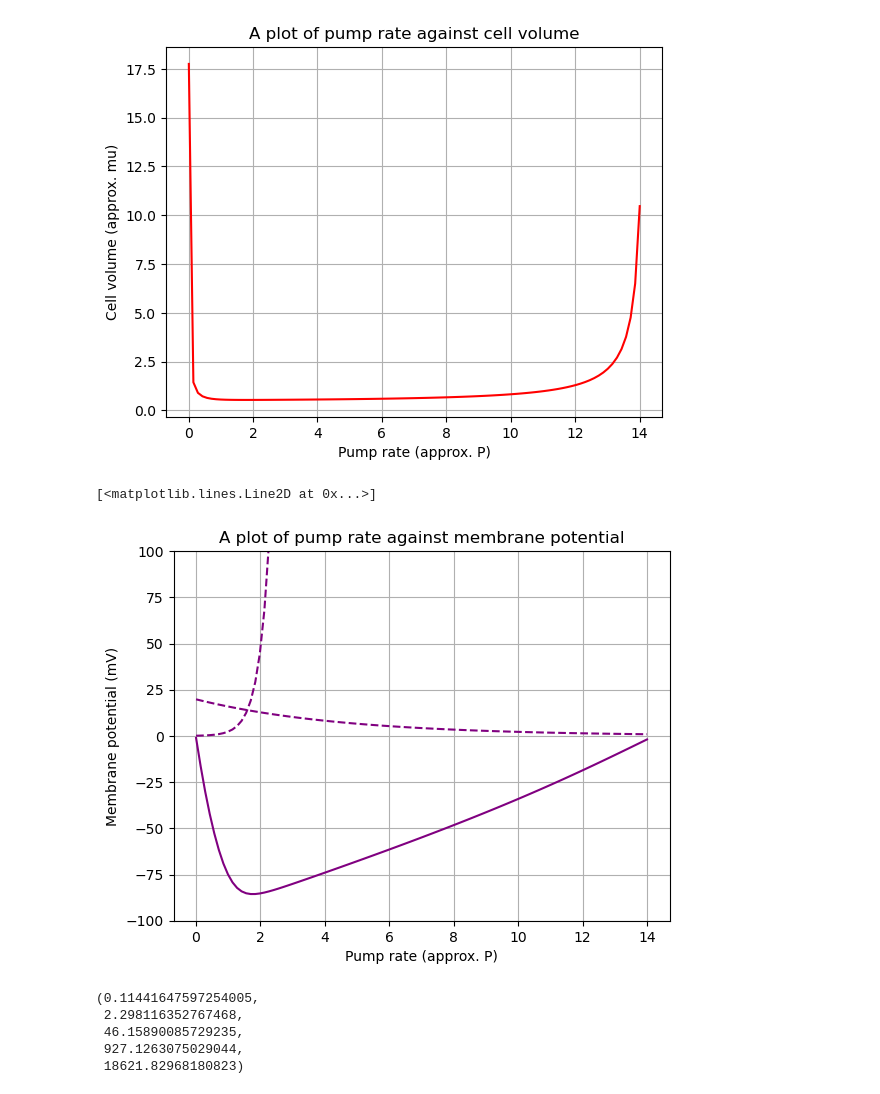
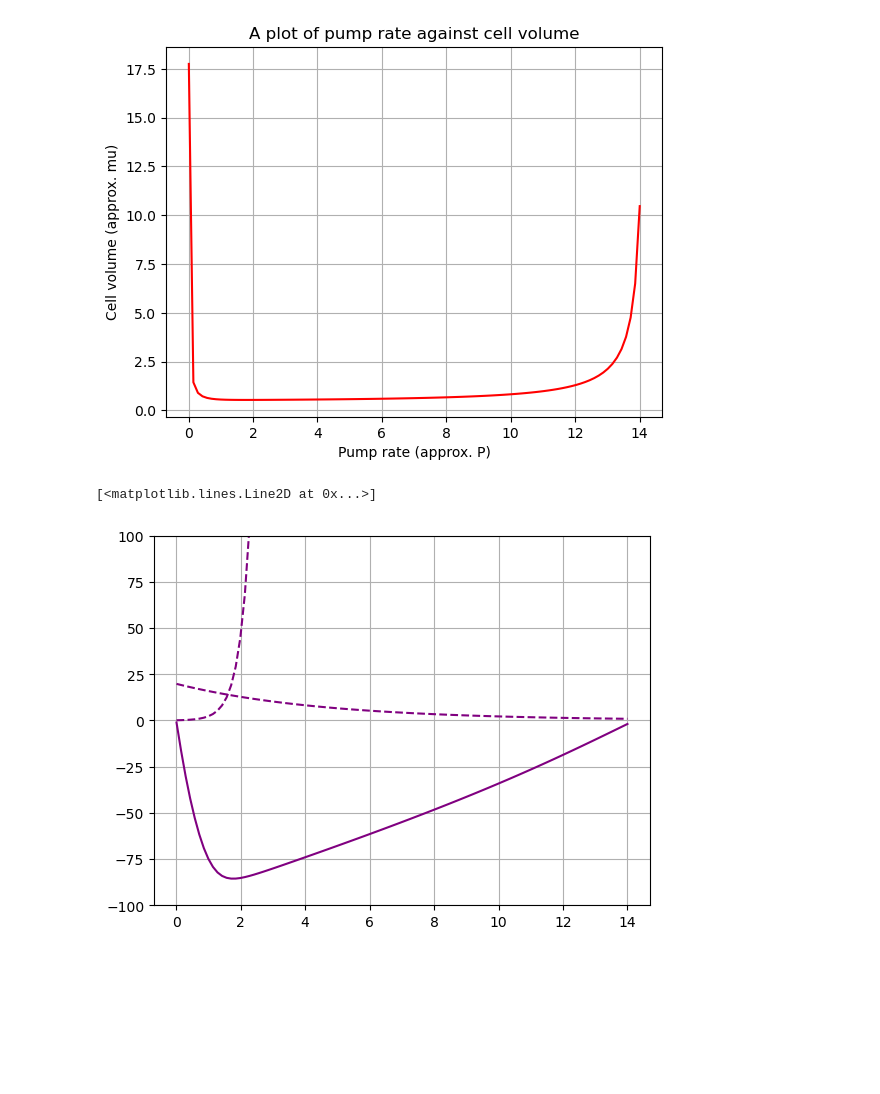
Before and after one commit to FinlayDWebb/2024-Summer-Math-Research, a Jupyter notebook: Plot-physiology-PJ.ipynb, the cells around one changed output. Cells and saved outputs as stored; diff of their text form; code cells hidden in the pictures; blank space fills up the shorter version.

```diff
--- a/Plot-physiology-PJ.ipynb
+++ b/Plot-physiology-PJ.ipynb
@@ -169,9 +169,6 @@ for i in range(len(B_values)):
 
 plt.plot(B_values, V_values, color='purple')
 plt.grid(True)
-plt.title("A plot of pump rate against membrane potential")
-plt.xlabel("Pump rate (approx. P)")
-plt.ylabel("Membrane potential (mV)")
 plt.ylim(-100, 100)
 
 #Defining V_na
@@ -182,39 +179,33 @@ def V_na(Na_i, Na_e, B):
     V_na = ev
 
     return V_na
 
 B_values = np.linspace(0.01, 14, 100)
 Vna_values = np.zeros((len(B_values), 1))
 
 for i in range(len(B_values)):
     Vna_values[i] = V_na(50, 437, B_values[i])
 
 plt.plot(B_values, Vna_values, color='purple', linestyle='--')
 
 #Defining V_k
 
 def V_k(K_i, K_e, B):
     ev = (K_i / K_e) * np.exp(-2 * B * gamma2)
 
     V_k = ev
 
     return V_k
 
 B_values = np.linspace(0.01, 14, 100)
 Vk_values = np.zeros((len(B_values), 1))
 
 for i in range(len(B_values)):
     Vk_values[i] = V_k(397, 20, B_values[i])
 
 plt.plot(B_values, Vk_values, color='purple', linestyle='--')
+
+#As we can see this isn't working as we wanted it to, so look to the other NB Plot-physiology-linear-Allanah for the finished product.
 # %% [output]
 [<matplotlib.lines.Line2D at 0x...>]
-[figure, old version]
+[figure, new version]
-# %%
-V_na(50, 437, 0), V_na(50, 437, 1), V_na(50, 437, 2), V_na(50, 437, 3), V_na(50, 437, 4)
-# %% [output]
-(0.11441647597254005,
- 2.298116352767468,
- 46.15890085729235,
- 927.1263075029044,
- 18621.82968180823)
```
Also changed, not shown: parts of 3 cells of this notebook.
